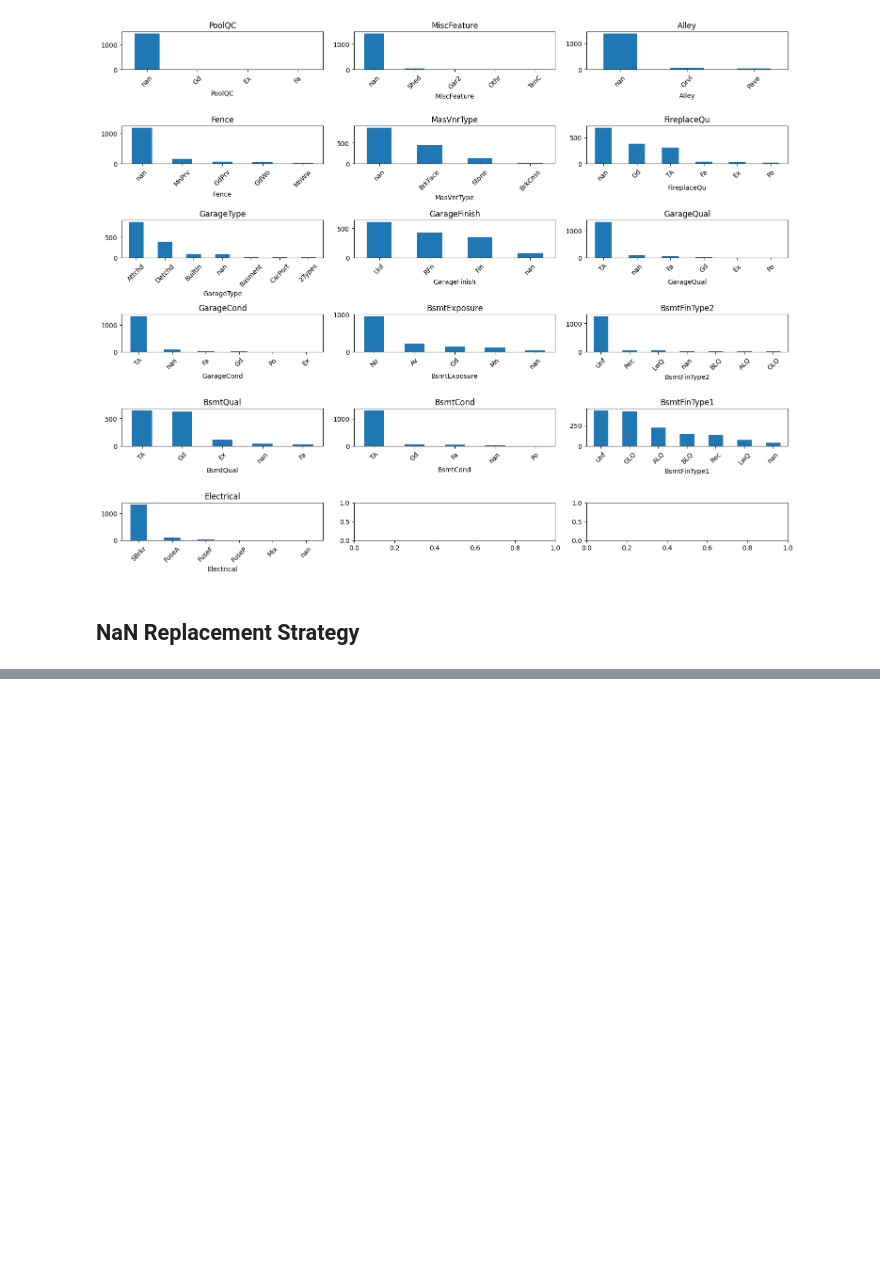
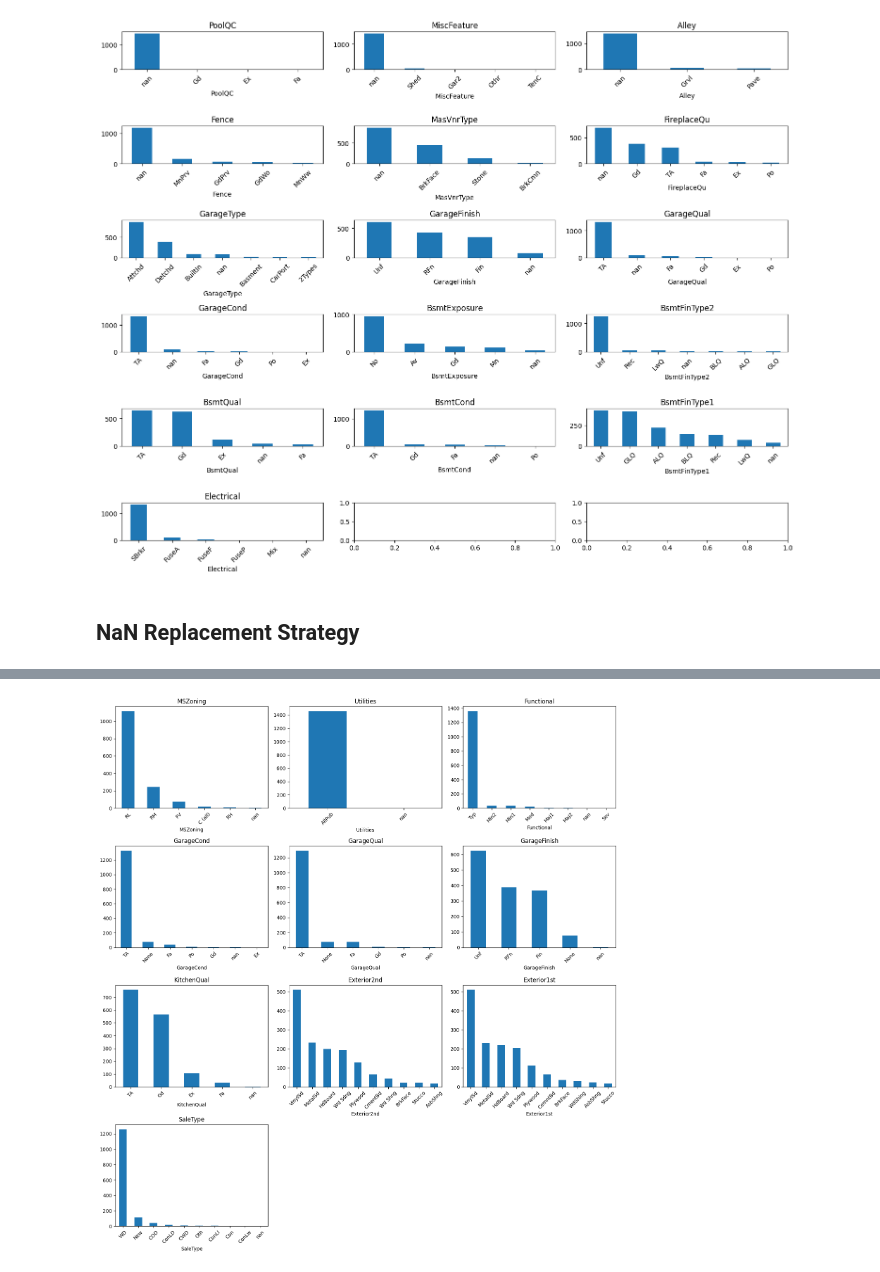
Before and after one commit to AsserMahmoud-DS/realestatecons, a Jupyter notebook: notebooks/eda.ipynb, the cells around one changed output, grey strips where cells are left out. Drawn from its saved outputs; the diff is of its cells as text; code cells hidden in the pictures; blank space fills up the shorter version.

Commit message:
updating eda nan/fills

```diff
--- a/notebooks/eda.ipynb
+++ b/notebooks/eda.ipynb
@@ -348,0 +402,23 @@ Missing values after filling (test): 22
+# %%
+# Fill remaining numeric missing values in test using train medians
+numeric_missing_test = [
+    c for c in test_filled.columns
+    if test_filled[c].dtype in ['int64', 'float64'] and test_filled[c].isna().any()
+]
+for col in numeric_missing_test:
+    test_filled[col] = test_filled[col].fillna(train_filled[col].median())
+
+# Recompute missing lists after numeric fill
+missing_test_filled = test_filled.isnull().sum()
+missing_test_filled = missing_test_filled[missing_test_filled > 0].sort_values(ascending=False)
+missing_test_cols = missing_test_filled.index.tolist()
+
+numeric_missing_test = [
+    c for c in missing_test_cols if test_filled[c].dtype in ['int64', 'float64']
+]
+categorical_missing_test = [c for c in missing_test_cols if c in categorical_cols]
+
+print(f'Features with missing values after numeric fill (test): {len(missing_test_filled)}')
+print(missing_test_filled)
+print('\nNumeric missing (test):', numeric_missing_test)
+print('Categorical missing (test):', categorical_missing_test)
@@ -348,0 +441,24 @@ Missing values after filling (test): 22
+# %%
+# Plot bar charts for categorical features with missing values (test, top 10 categories)
+if len(categorical_missing_test) == 0:
+    print('No categorical missing values to visualize in test after filling.')
+else:
+    n_cols = 3
+    n_rows = int(np.ceil(len(categorical_missing_test) / n_cols))
+    fig, axes = plt.subplots(n_rows, n_cols, figsize=(15, 4 * n_rows))
+    axes = np.array(axes).ravel()
+
+    for i, col in enumerate(categorical_missing_test):
+        test_filled[col].value_counts(dropna=False).head(10).plot(kind='bar', ax=axes[i])
+        axes[i].set_title(f'{col}')
+        axes[i].tick_params(axis='x', rotation=45)
+
+    # Hide unused subplots
+    for j in range(i + 1, len(axes)):
+        axes[j].axis('off')
+
+    plt.tight_layout()
+    plt.savefig(BASE_DIR / 'reports' / 'figures' / 'missing_categorical_bars_test.png', dpi=100)
+    plt.show()
+# %% [output]
+[figure, added]
```
Also changed, not shown: parts of 7 cells of this notebook.
